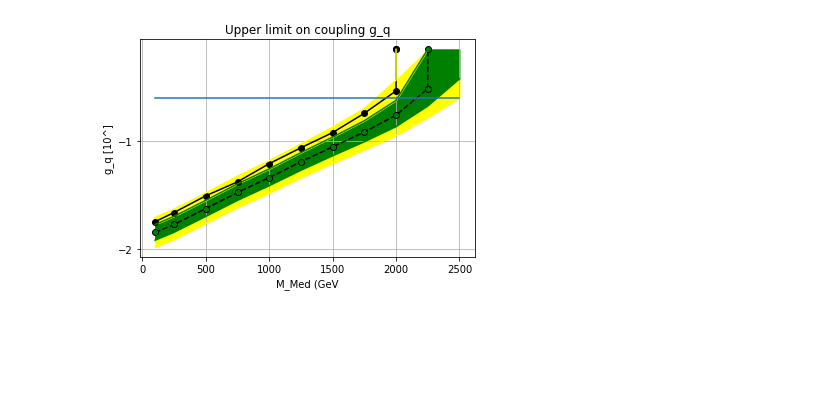
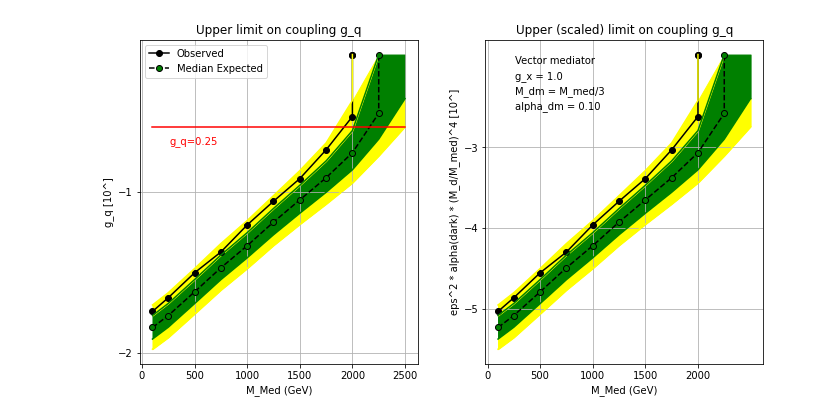
Before and after one commit to jo6202gr-s/DMWG, a Jupyter notebook: HEPData.ipynb, the cells around one changed output. Saved outputs shown, nothing was run; the diff lists cells and outputs as text; code cells hidden in the pictures; blank space fills up the shorter version.

```diff
--- a/HEPData.ipynb
+++ b/HEPData.ipynb
@@ -1,17 +1,17 @@
 # %%
 from ROOT import TCanvas, TPad, TFile, TPaveText, TGraphAsymmErrors, TMultiGraph
 from ROOT import gBenchmark, gStyle, gROOT
+from matplotlib.lines import Line2D
 import matplotlib.pyplot as plt
 import numpy as np
-
-scale = False
 
 # Connect ROOT histogram/d demonstration file
 f1 = TFile('HEPData.root')
 
 d = gROOT.FindObject('Coupling limits on g_{q}, vector mediator')
 
-scale_factor = (0.1)*(4)*((np.e)**2)*(0.77663)/(3**4)
+alpha_dm = 0.1
+scale_factor = (alpha_dm)*(4)*((np.e)**2)*(0.77663)/(3**4)
 
 grObserved = d.Get('Graph1D_y1')
 grMedExp = d.Get('Graph1D_y2')
@@ -39,8 +39,6 @@ largest_array = max(len(grObserved.GetX()), len(grMedExp.GetX()), \
 largest_x = max(max(grObserved.GetX()), max(grMedExp.GetX()), \
            max(grP1SD.GetX()), max(grP2SD.GetX()), \
            max(grM1SD.GetX()), max(grM2SD.GetX()))
-
-print(largest_array)
 
 yvals = []
 for gr_array in gr_arrays:
@@ -104,56 +102,77 @@ for g in range(0,len(gr_arrays)):
 # plt.plot(X_M1SD,Y_M1SD, color='green')
 # plt.plot(X_M2SD,Y_M2SD, color='yellow')
 
-if scale == True:
-    plt.plot(X_Observed,np.log10(Y_Observed_scaled), 'ko-')
-    plt.plot(X_MedExp,np.log10(Y_MedExp_scaled), 'ko--', markerfacecolor='green')
-    plt.plot(X_P1SD,np.log10(Y_P1SD_scaled), color='green')
-    plt.plot(X_P2SD,np.log10(Y_P2SD_scaled), color='yellow')
-    plt.plot(X_M1SD,np.log10(Y_M1SD_scaled), color='green')
-    plt.plot(X_M2SD,np.log10(Y_M2SD_scaled), color='yellow')
+fig, ax = plt.subplots(1,2, figsize=(10, 6))
 
-    plt.gca().set_yticks(np.arange(-6, -2.5, 1))
+# Non scaled plot
 
-    plt.gca().fill_between(X_M1SD, np.log10(Y_M1SD_scaled), np.log10(Y_P1SD_scaled), color='green')
-    plt.gca().fill_between(X_M2SD, np.log10(Y_M2SD_scaled), np.log10(Y_M1SD_scaled), color='yellow')
-    plt.gca().fill_between(X_P1SD, np.log10(Y_P1SD_scaled), np.log10(Y_P2SD_scaled), color='yellow')
+ax[1].plot(X_Observed,np.log10(Y_Observed_scaled), 'ko-')
+ax[1].plot(X_MedExp,np.log10(Y_MedExp_scaled), 'ko--', markerfacecolor='green')
+ax[1].plot(X_P1SD,np.log10(Y_P1SD_scaled), color='green')
+ax[1].plot(X_P2SD,np.log10(Y_P2SD_scaled), color='yellow')
+ax[1].plot(X_M1SD,np.log10(Y_M1SD_scaled), color='green')
+ax[1].plot(X_M2SD,np.log10(Y_M2SD_scaled), color='yellow')
 
-    plt.ylabel('eps^2 * alpha(dark) * (M_d/M_med)^4 [10^]')
-    plt.title('Upper (scaled) limit on coupling g_q')
-else:
-    plt.plot(X_Observed,np.log10(Y_Observed), 'ko-')
-    plt.plot(X_MedExp,np.log10(Y_MedExp), 'ko--', markerfacecolor='green')
-    plt.plot(X_P1SD,np.log10(Y_P1SD), color='green')
-    plt.plot(X_P2SD,np.log10(Y_P2SD), color='yellow')
-    plt.plot(X_M1SD,np.log10(Y_M1SD), color='green')
-    plt.plot(X_M2SD,np.log10(Y_M2SD), color='yellow')
+ax[1].set_yticks(np.arange(-6, -2.5, 1))
 
-    plt.gca().set_yticks(np.arange(-2, -0, 1))
+ax[1].fill_between(X_M1SD, np.log10(Y_M1SD_scaled), np.log10(Y_P1SD_scaled), color='green')
+ax[1].fill_between(X_M2SD, np.log10(Y_M2SD_scaled), np.log10(Y_M1SD_scaled), color='yellow')
+ax[1].fill_between(X_P1SD, np.log10(Y_P1SD_scaled), np.log10(Y_P2SD_scaled), color='yellow')
 
-    gp25=[]
-    for i in range(0, largest_array):
-        gp25.append(np.log10(0.25))
-    plt.plot(X_M2SD, gp25)
+ax[1].set_ylabel('eps^2 * alpha(dark) * (M_d/M_med)^4 [10^]')
+ax[1].set_title('Upper (scaled) limit on coupling g_q')
+ax[1].set_xticks(np.arange(0, 2500, 500))
+ax[1].grid()
+ax[1].set_xlabel('M_Med (GeV)')
 
-    plt.gca().fill_between(X_M1SD, np.log10(Y_M1SD), np.log10(Y_P1SD), color='green')
-    plt.gca().fill_between(X_M2SD, np.log10(Y_M2SD), np.log10(Y_M1SD), color='yellow')
-    plt.gca().fill_between(X_P1SD, np.log10(Y_P1SD), np.log10(Y_P2SD), color='yellow')
+ax[1].annotate('Vector mediator', xy=(30,300), xycoords='axes points', color='black')
+ax[1].annotate('g_x = 1.0', xy=(30,285), xycoords='axes points', color='black')
+ax[1].annotate('M_dm = M_med/3', xy=(30,270), xycoords='axes points', color='black')
+ax[1].annotate('alpha_dm = %.2f' %alpha_dm, xy=(30,255), xycoords='axes points', color='black')
 
-    plt.ylabel('g_q [10^]')
-    plt.title('Upper limit on coupling g_q')
+
+# Scaled plot
+
+ax[0].plot(X_Observed,np.log10(Y_Observed), 'ko-')
+ax[0].plot(X_MedExp,np.log10(Y_MedExp), 'ko--', markerfacecolor='green')
+ax[0].plot(X_P1SD,np.log10(Y_P1SD), color='green', label = '_nolegend_')
+ax[0].plot(X_P2SD,np.log10(Y_P2SD), color='yellow', label = '_nolegend_')
+ax[0].plot(X_M1SD,np.log10(Y_M1SD), color='green', label = '_nolegend_')
+ax[0].plot(X_M2SD,np.log10(Y_M2SD), color='yellow', label = '_nolegend_')
+
+ax[0].set_yticks(np.arange(-2, -0, 1))
+
+ax[0].legend([
+              'Observed',
+                'Median Expected'
+            ])
+
+ax[0].annotate('g_q=0.25', xy=(30,220), xycoords='axes points', color='red')
+
+gp25=[]
+for i in range(0, largest_array):
+    gp25.append(np.log10(0.25))
+ax[0].plot(X_M2SD, gp25, color='red', label = '_nolegend_')
+
+ax[0].fill_between(X_M1SD, np.log10(Y_M1SD), np.log10(Y_P1SD), color='green')
+ax[0].fill_between(X_M2SD, np.log10(Y_M2SD), np.log10(Y_M1SD), color='yellow')
+ax[0].fill_between(X_P1SD, np.log10(Y_P1SD), np.log10(Y_P2SD), color='yellow')
+
+ax[0].set_ylabel('g_q [10^]')
+ax[0].set_title('Upper limit on coupling g_q')
+ax[0].set_xlabel('M_Med (GeV)')
+ax[0].grid()
 
 
 
-
-# plt.gca().set_xticks(np.arange(0, 3000, 500))
 # plt.gca().set_yticks(np.arange(0, 0.4, 0.1))
 
 # plt.gca().fill_between(X_P1SD, Y_M1SD, Y_P1SD, color='green')
 # plt.gca().fill_between(X_M2SD, Y_M2SD, Y_M1SD, color='yellow')
 # plt.gca().fill_between(X_P2SD, Y_P2SD, Y_P1SD, color='yellow')
 
-plt.grid()
-plt.xlabel('M_Med (GeV')
+fig.tight_layout(pad=3.0)
+# plt.figure(figsize=(8, 6))
 plt.show()
 # plt.savefig('figoutlog', dpi = 300)
 # %% [output]
@@ -161 +179 @@ plt.show()
-[figure, old version]
+[figure, new version]
```
Also changed, not shown: parts of 1 cell of this notebook.
